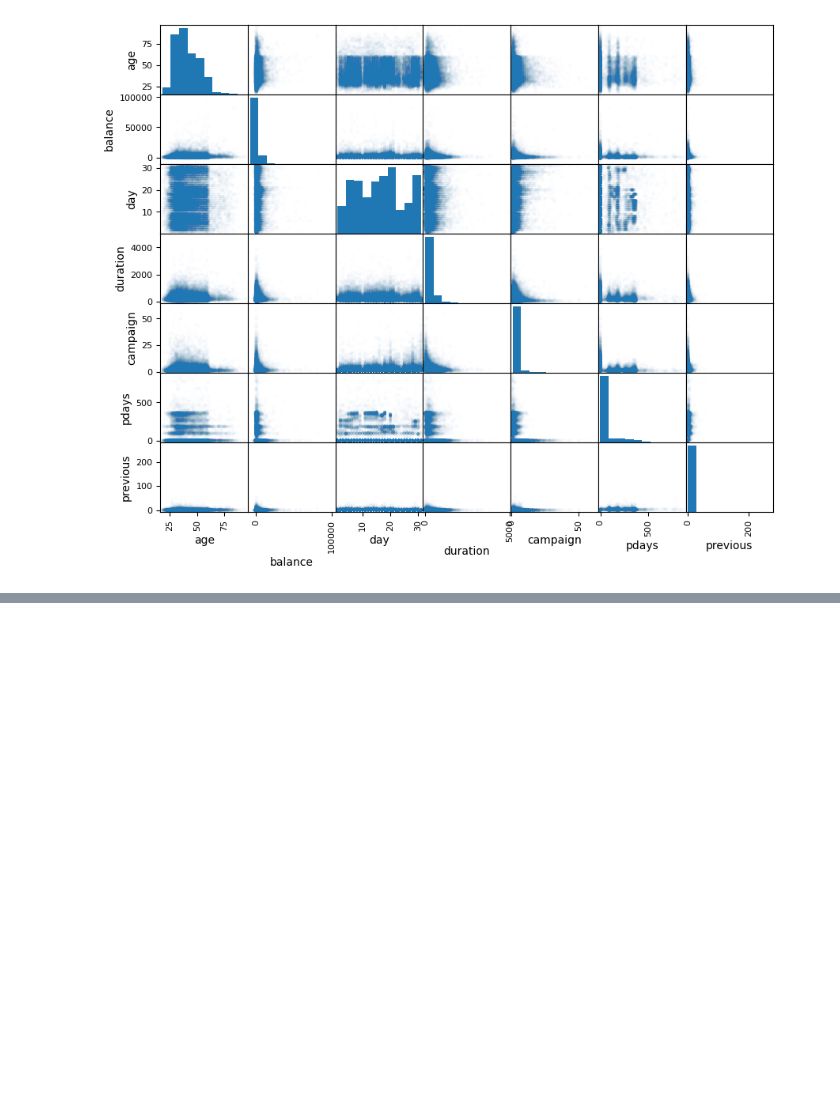
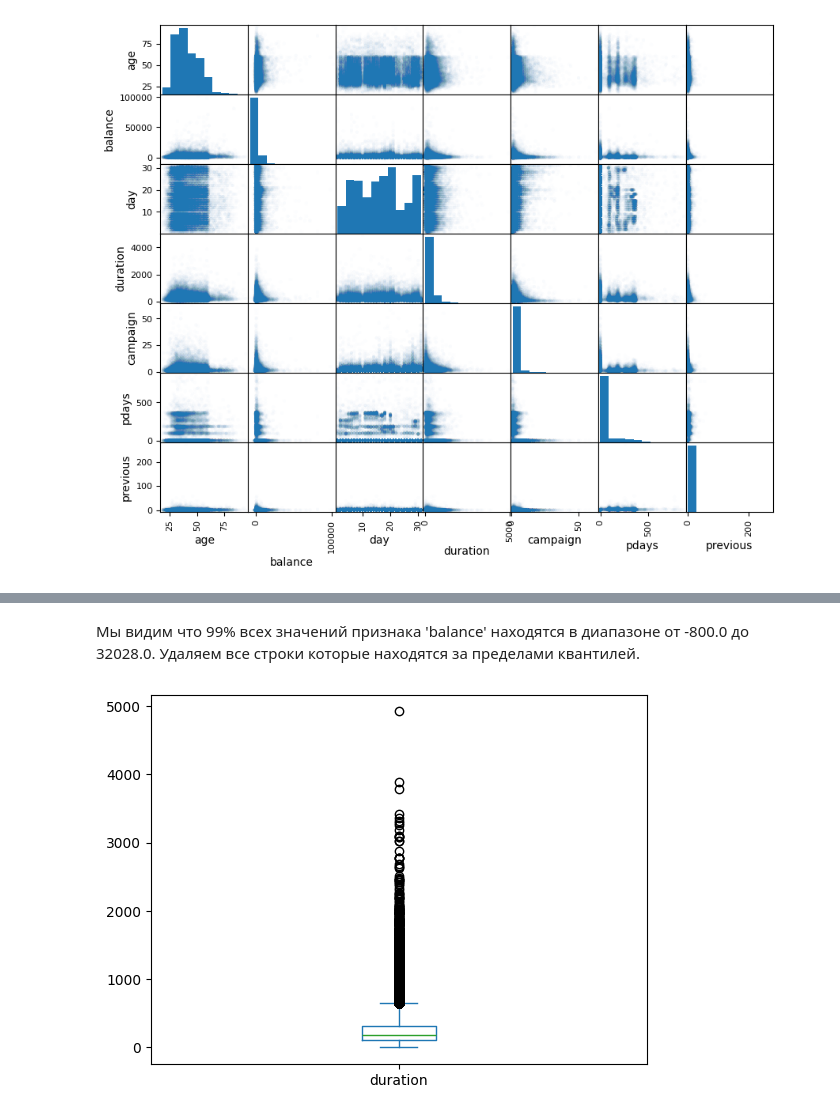
Before and after one commit to a1xsa/machine_learning, a Jupyter notebook: bank.ipynb, the cells around one changed output, grey strips where cells are left out. Cells and saved outputs as stored; diff of their text form; code cells hidden in the pictures; blank space fills up the shorter version.

```diff
--- a/bank.ipynb
+++ b/bank.ipynb
@@ -306,0 +339,12 @@ pass
+# %% [markdown]
+Мы видим что  99%  всех значений признака 'balance' находятся в диапазоне от -800.0 до 32028.0. Удаляем все строки которые находятся за пределами квантилей.
+# %%
+
+rows_to_drop = data_all[
+    (data_all['balance'] < data_all['balance'].quantile(0.01)) | (data_all['balance'] > data_all['balance'].quantile(0.999))].index
+data_all = data_all.drop(rows_to_drop)
+# %%
+data_all['duration'].plot(kind='box')
+pass
+# %% [output]
+[figure, added]
```
Also changed, not shown: parts of 16 cells of this notebook.
